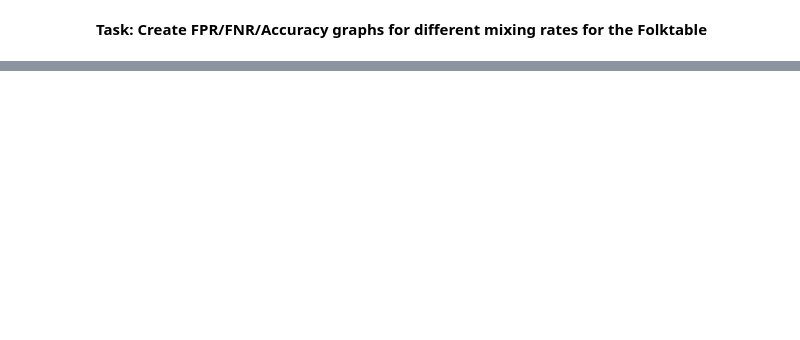
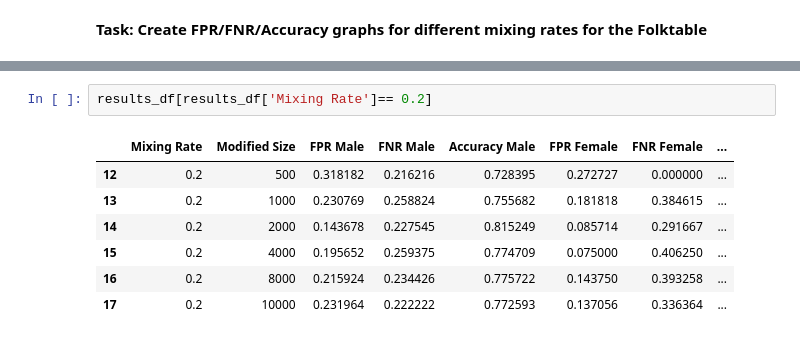
Before and after one commit to cherylstanley/folktables_cs, a Jupyter notebook: folktables/examples/notebooks/population_splitting__fnr_fpr_mf.ipynb, the cells around one changed output, grey strips where cells are left out. Drawn from its saved outputs; the diff is of its cells as text; blank space fills up the shorter version.

```diff
--- a/folktables/examples/notebooks/population_splitting__fnr_fpr_mf.ipynb
+++ b/folktables/examples/notebooks/population_splitting__fnr_fpr_mf.ipynb
@@ -472,0 +265,10 @@ results_df
+# %%
+results_df[results_df['Mixing Rate']== 0.2]
+# %% [output]
+|  | Mixing Rate | Modified Size | FPR Male | FNR Male | Accuracy Male | FPR Female | FNR Female | ... |
+| 12 | 0.2 | 500 | 0.318182 | 0.216216 | 0.728395 | 0.272727 | 0.000000 | ... |
+| 13 | 0.2 | 1000 | 0.230769 | 0.258824 | 0.755682 | 0.181818 | 0.384615 | ... |
+| 14 | 0.2 | 2000 | 0.143678 | 0.227545 | 0.815249 | 0.085714 | 0.291667 | ... |
+| 15 | 0.2 | 4000 | 0.195652 | 0.259375 | 0.774709 | 0.075000 | 0.406250 | ... |
+| 16 | 0.2 | 8000 | 0.215924 | 0.234426 | 0.775722 | 0.143750 | 0.393258 | ... |
+| 17 | 0.2 | 10000 | 0.231964 | 0.222222 | 0.772593 | 0.137056 | 0.336364 | ... |
```
Also changed, not shown: parts of 53 cells of this notebook.
